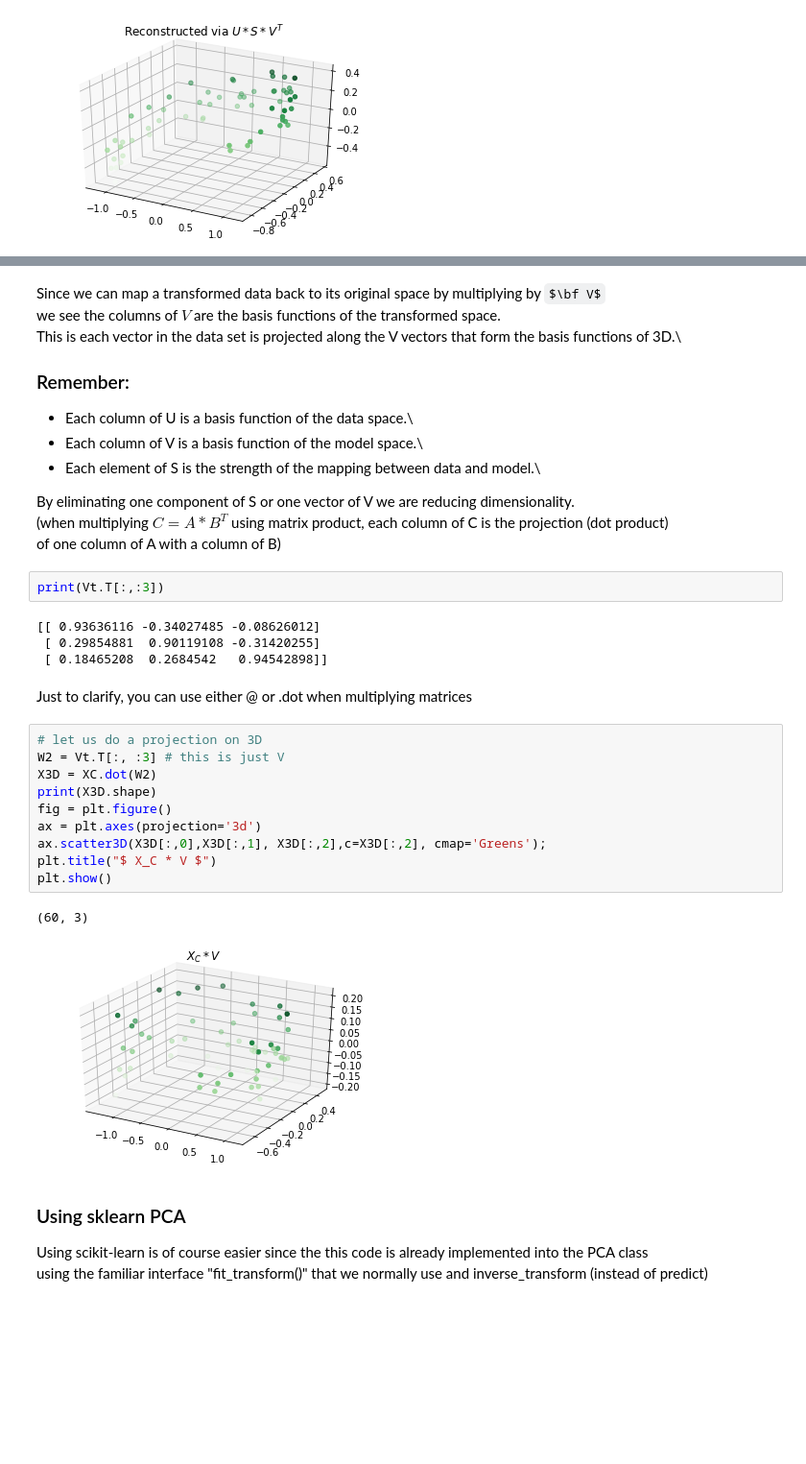
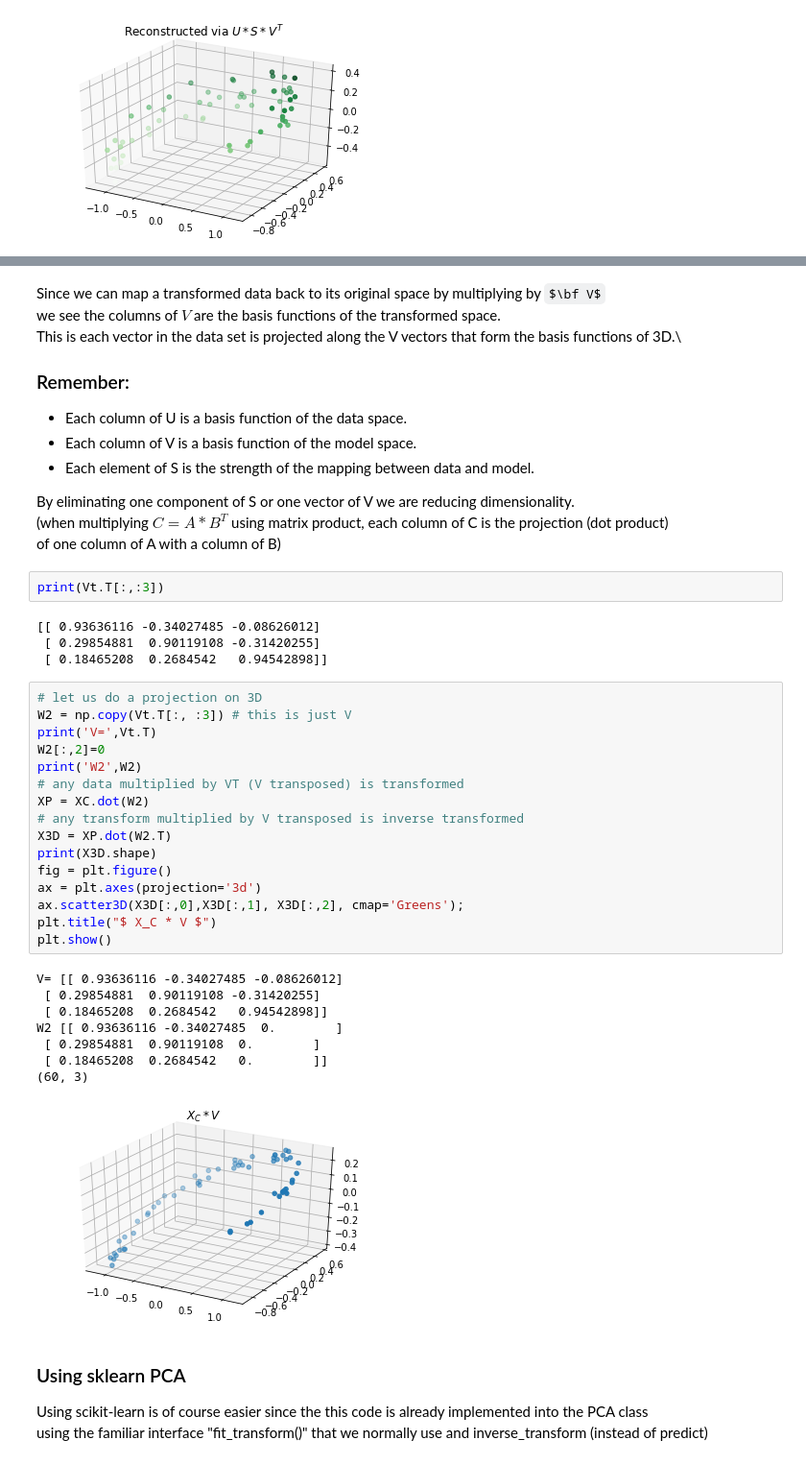
Before and after one commit to dtrad/geoml_course, a Jupyter notebook: Practice15DimRed.ipynb, the cells around one changed output, grey strips where cells are left out. Shown at 96% size. Saved outputs shown, nothing was run; the diff lists cells and outputs as text; some formulas as TeX source; blank space fills up the shorter version.

```diff
--- a/Practice15DimRed.ipynb
+++ b/Practice15DimRed.ipynb
@@ -177,9 +191,9 @@ Since we can map a transformed data back to its original space by multiplying by
 we see the columns of $V$ are the basis functions of the transformed space.\
 This is each vector in the data set is projected along the V vectors that form the basis functions of 3D.\
 ### Remember:
-* Each column of U is a basis function of the data space.\
-* Each column of V is a basis function of the model space.\
-* Each element of S is the strength of the mapping between data and model.\
+* Each column of U is a basis function of the data space.
+* Each column of V is a basis function of the model space.
+* Each element of S is the strength of the mapping between data and model.
 
 By eliminating one component of S or one vector of V we are reducing dimensionality.\
 (when multiplying $C = A * B^T$ using matrix product, each column of C is the projection (dot product)\
@@ -190,21 +204,31 @@ print(Vt.T[:,:3])
 [[ 0.93636116 -0.34027485 -0.08626012]
  [ 0.29854881  0.90119108 -0.31420255]
  [ 0.18465208  0.2684542   0.94542898]]
-# %% [markdown]
-Just to clarify, you can use either @ or .dot when multiplying matrices
 # %%
 # let us do a projection on 3D
-W2 = Vt.T[:, :3] # this is just V
-X3D = XC.dot(W2)
+W2 = np.copy(Vt.T[:, :3]) # this is just V
+print('V=',Vt.T)
+W2[:,2]=0
+print('W2',W2)
+# any data multiplied by VT (V transposed) is transformed
+XP = XC.dot(W2)
+# any transform multiplied by V transposed is inverse transformed
+X3D = XP.dot(W2.T)
 print(X3D.shape)
 fig = plt.figure()
 ax = plt.axes(projection='3d')
-ax.scatter3D(X3D[:,0],X3D[:,1], X3D[:,2],c=X3D[:,2], cmap='Greens');
+ax.scatter3D(X3D[:,0],X3D[:,1], X3D[:,2], cmap='Greens');
 plt.title("$ X_C * V $")
 plt.show()
 # %% [output]
+V= [[ 0.93636116 -0.34027485 -0.08626012]
+ [ 0.29854881  0.90119108 -0.31420255]
+ [ 0.18465208  0.2684542   0.94542898]]
+W2 [[ 0.93636116 -0.34027485  0.        ]
+ [ 0.29854881  0.90119108  0.        ]
+ [ 0.18465208  0.2684542   0.        ]]
 (60, 3)
-[figure, old version]
+[figure, new version]
 # %% [markdown]
 ### Using sklearn PCA
 Using scikit-learn is of course easier since the this code is already implemented into the PCA class\
```
Also changed, not shown: parts of 9 cells of this notebook.
